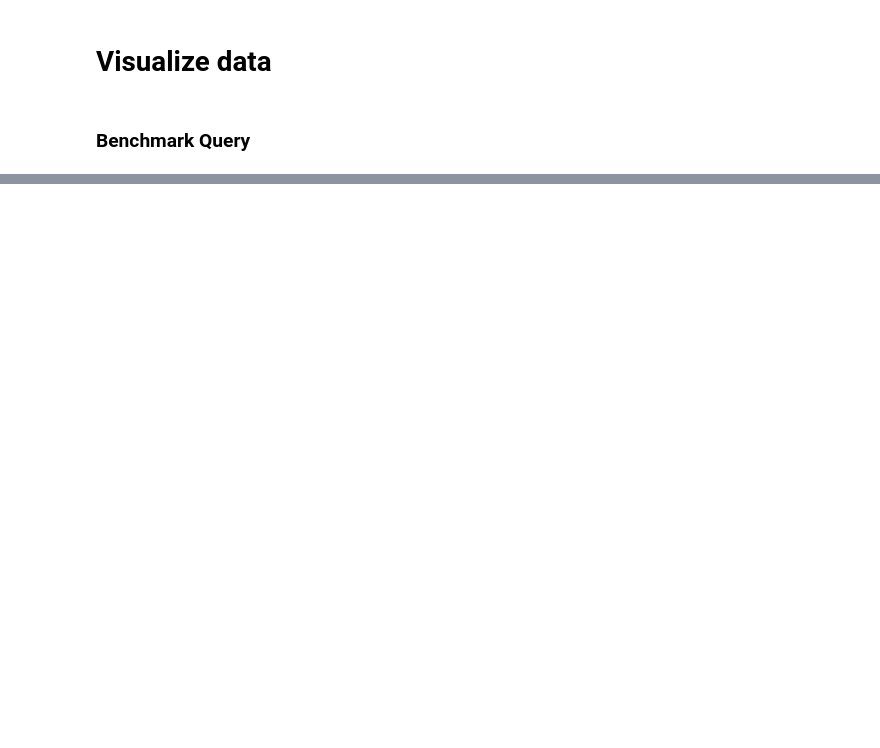
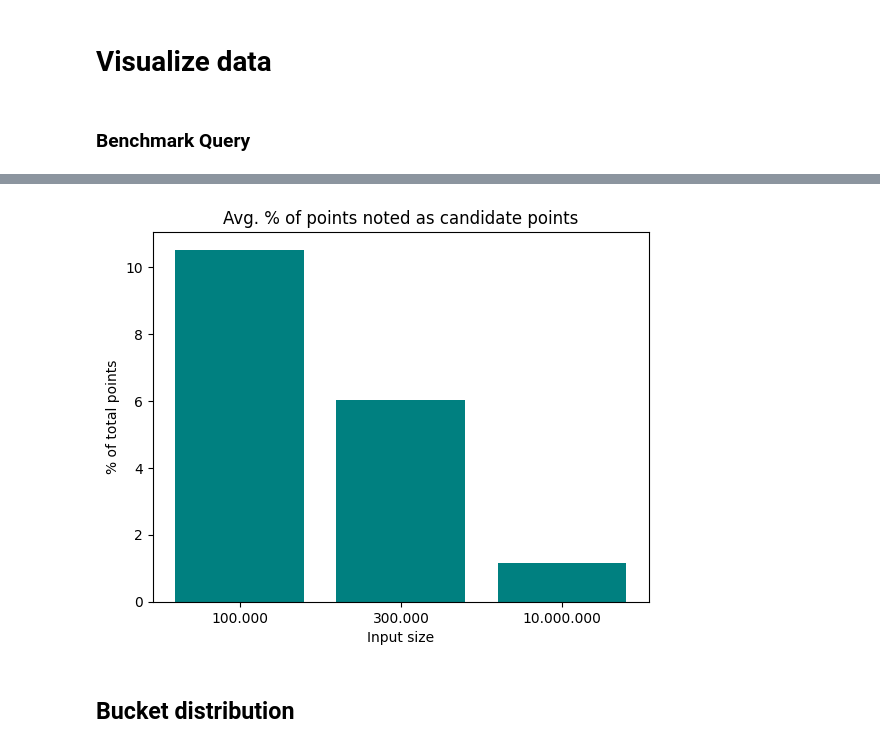
Before and after one commit to flopper123/swann, a Jupyter notebook: notebooks/notebooks/BenchmarkAnalysis.ipynb, the cells around one changed output, grey strips where cells are left out. Cells and saved outputs as stored; diff of their text form; code cells hidden in the pictures; blank space fills up the shorter version.

```diff
--- a/notebooks/notebooks/BenchmarkAnalysis.ipynb
+++ b/notebooks/notebooks/BenchmarkAnalysis.ipynb
@@ -72,23 +143,37 @@ df_bm_loadparse
 # %% [markdown]
 ### Benchmark Query
 # %%
-df_bm_query = csv_to_df("hasc/benchmark-optimal.csv")
+def visualize_benchmark_query_size(name: str):
+    df_query = prepare_csv(name)
 
-df_query = filter_df_with_wildcard_name(df_bm_query, "QueryXPointsLSHForest")
+    # Show figures
+    plt.bar(df_query['input_size'], df_query['timePerQuery'], color = 'teal')
+    plt.xlabel("Dataset size")
+    plt.ylabel("Avg. query time (ms)")
+    plt.title("Average query time compared to dataset size - (10 nn, 90% recall)")
+    plt.show()
 
-# Set input size
-df_query.at[0, 'input_size'] = "100.000"
-df_query.at[1, 'input_size'] = "300.000"
-df_query.at[2, 'input_size'] = "10.000.000"
+def visualize_benchmark_queries_k_L(names, size: int):
+    queries = get_dfs_by_size(names, size)
 
-df_query.at[0, 'input_size_val'] = 100_000
-df_query.at[1, 'input_size_val'] = 300_000
-df_query.at[2, 'input_size_val'] = 10_000_000
+    in_size = queries[0]['input_size']
 
+    k_Ls     = [ f'k={int(query["trie_depth"])} \nL={int(query["trie_count"])}' for query in queries ]
+    avgTimes = [ query['timePerQuery']                                          for query in queries ]
 
-# Show in ms
-df_query.at[0, 'timePerQuery'] *= 1_000
-df_query.at[1, 'timePerQuery'] *= 1_000
-df_query.at[2, 'timePerQuery'] *= 1_000
+    # Show figures
+    plt.bar(k_Ls, avgTimes, color = 'teal')
+    plt.xlabel("Depth / Trie count")
+    plt.ylabel("Avg. query time (ms)")
+    plt.title(f'Average query time compared to k/L - {in_size} points')
+    plt.show()
 
-df_query
+def visualize_benchmark_query_looked_at(name: str):
+    df_query = prepare_csv(name)
+
+    # Show figures
+    plt.bar(df_query['input_size'], 100 * df_query['foundPerQuery']/df_query['input_size_val'], color = 'teal')
+    plt.xlabel("Input size")
+    plt.ylabel("% of total points")
+    plt.title('Avg. % of points noted as candidate points')
+    plt.show()
@@ -150,0 +200,6 @@ Text(0, 0.5, 'Time (ms)')
+# %%
+visualize_benchmark_query_looked_at("hasc/benchmark-1683222299.csv")
+# %% [output]
+[figure, added]
+# %% [markdown]
+## Bucket distribution
```
Also changed, not shown: parts of 16 cells of this notebook.
